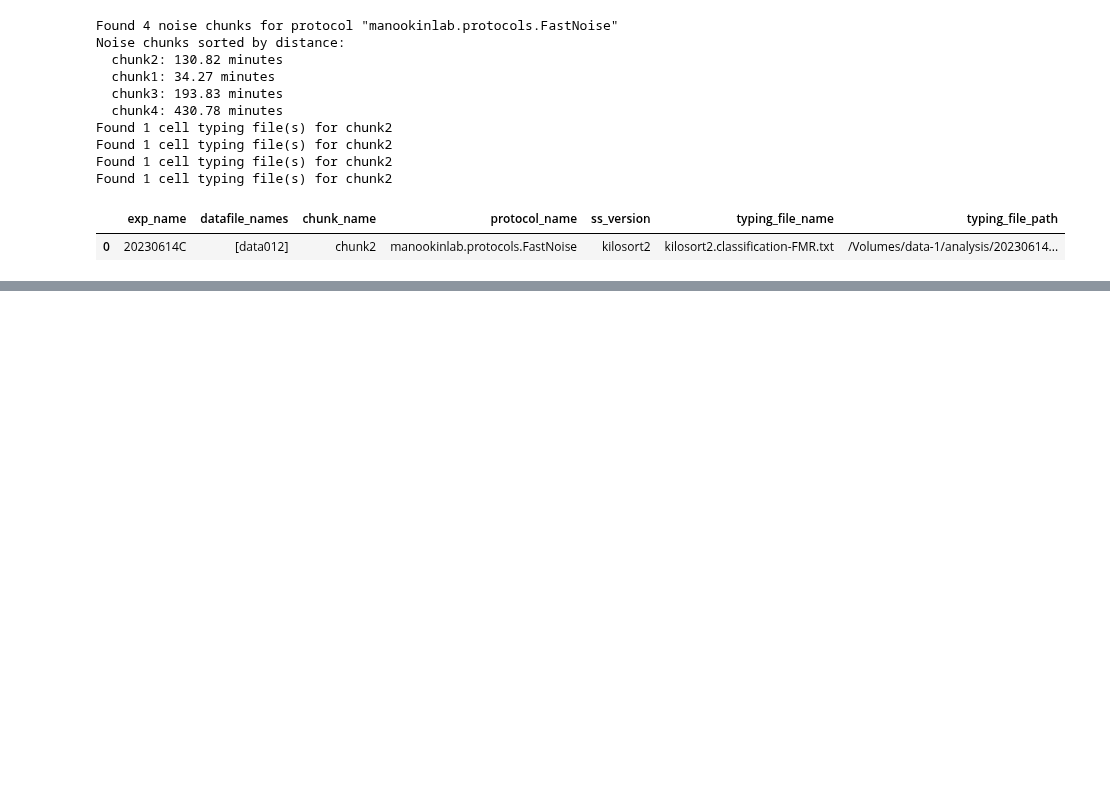
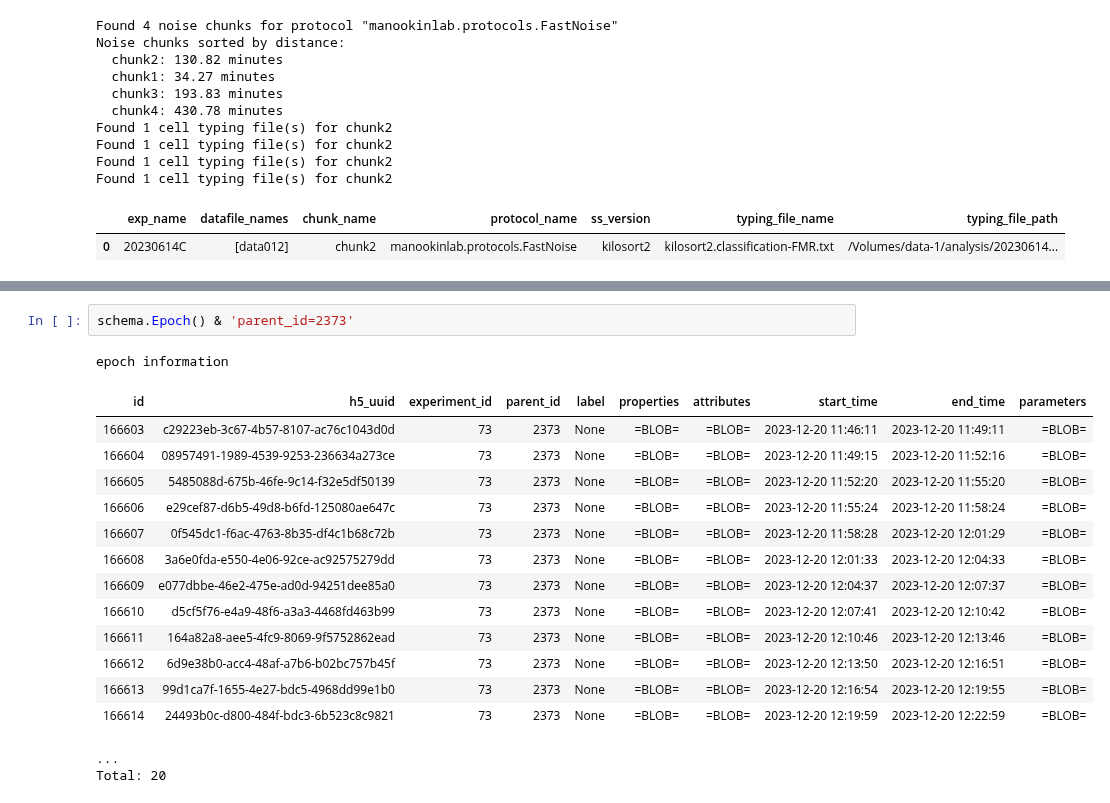
Before and after one commit to DRezeanu/retinanalysis, a Jupyter notebook: nbs/query_test.ipynb, the cells around one changed output, grey strips where cells are left out. Saved outputs shown, nothing was run; the diff lists cells and outputs as text; blank space fills up the shorter version.

```diff
--- a/nbs/query_test.ipynb
+++ b/nbs/query_test.ipynb
@@ -81,0 +111,19 @@ Found 1 cell typing file(s) for chunk2
+# %%
+schema.Epoch() & 'parent_id=2373'
+# %% [output]
+epoch information
+| id | h5_uuid | experiment_id | parent_id | label | properties | attributes | start_time | end_time | parameters |
+| 166603 | c29223eb-3c67-4b57-8107-ac76c1043d0d | 73 | 2373 | None | =BLOB= | =BLOB= | 2023-12-20 11:46:11 | 2023-12-20 11:49:11 | =BLOB= |
+| 166604 | 08957491-1989-4539-9253-236634a273ce | 73 | 2373 | None | =BLOB= | =BLOB= | 2023-12-20 11:49:15 | 2023-12-20 11:52:16 | =BLOB= |
+| 166605 | 5485088d-675b-46fe-9c14-f32e5df50139 | 73 | 2373 | None | =BLOB= | =BLOB= | 2023-12-20 11:52:20 | 2023-12-20 11:55:20 | =BLOB= |
+| 166606 | e29cef87-d6b5-49d8-b6fd-125080ae647c | 73 | 2373 | None | =BLOB= | =BLOB= | 2023-12-20 11:55:24 | 2023-12-20 11:58:24 | =BLOB= |
+| 166607 | 0f545dc1-f6ac-4763-8b35-df4c1b68c72b | 73 | 2373 | None | =BLOB= | =BLOB= | 2023-12-20 11:58:28 | 2023-12-20 12:01:29 | =BLOB= |
+| 166608 | 3a6e0fda-e550-4e06-92ce-ac92575279dd | 73 | 2373 | None | =BLOB= | =BLOB= | 2023-12-20 12:01:33 | 2023-12-20 12:04:33 | =BLOB= |
+| 166609 | e077dbbe-46e2-475e-ad0d-94251dee85a0 | 73 | 2373 | None | =BLOB= | =BLOB= | 2023-12-20 12:04:37 | 2023-12-20 12:07:37 | =BLOB= |
+| 166610 | d5cf5f76-e4a9-48f6-a3a3-4468fd463b99 | 73 | 2373 | None | =BLOB= | =BLOB= | 2023-12-20 12:07:41 | 2023-12-20 12:10:42 | =BLOB= |
+| 166611 | 164a82a8-aee5-4fc9-8069-9f5752862ead | 73 | 2373 | None | =BLOB= | =BLOB= | 2023-12-20 12:10:46 | 2023-12-20 12:13:46 | =BLOB= |
+| 166612 | 6d9e38b0-acc4-48af-a7b6-b02bc757b45f | 73 | 2373 | None | =BLOB= | =BLOB= | 2023-12-20 12:13:50 | 2023-12-20 12:16:51 | =BLOB= |
+| 166613 | 99d1ca7f-1655-4e27-bdc5-4968dd99e1b0 | 73 | 2373 | None | =BLOB= | =BLOB= | 2023-12-20 12:16:54 | 2023-12-20 12:19:55 | =BLOB= |
+| 166614 | 24493b0c-d800-484f-bdc3-6b523c8c9821 | 73 | 2373 | None | =BLOB= | =BLOB= | 2023-12-20 12:19:59 | 2023-12-20 12:22:59 | =BLOB= |
+...
+Total: 20
```
Also changed, not shown: parts of 5 cells of this notebook, 1 other file.
